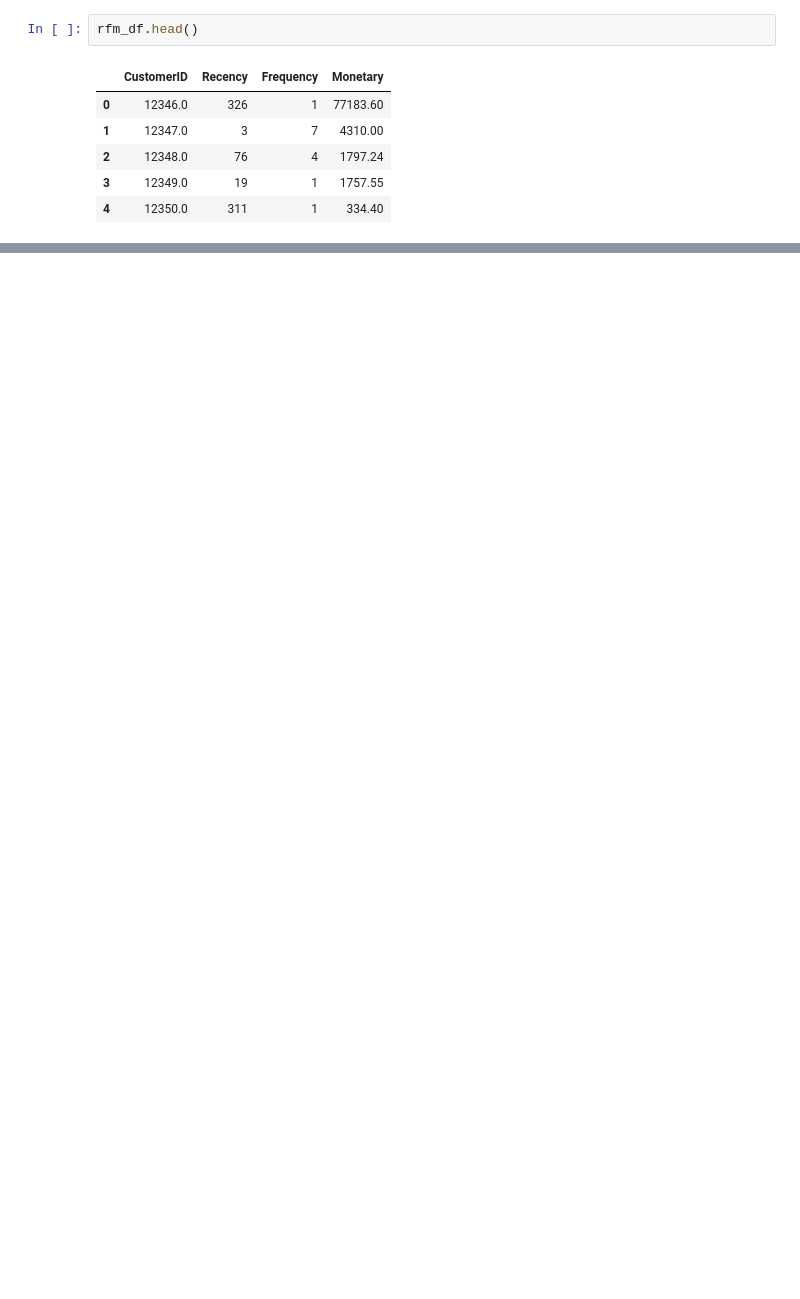
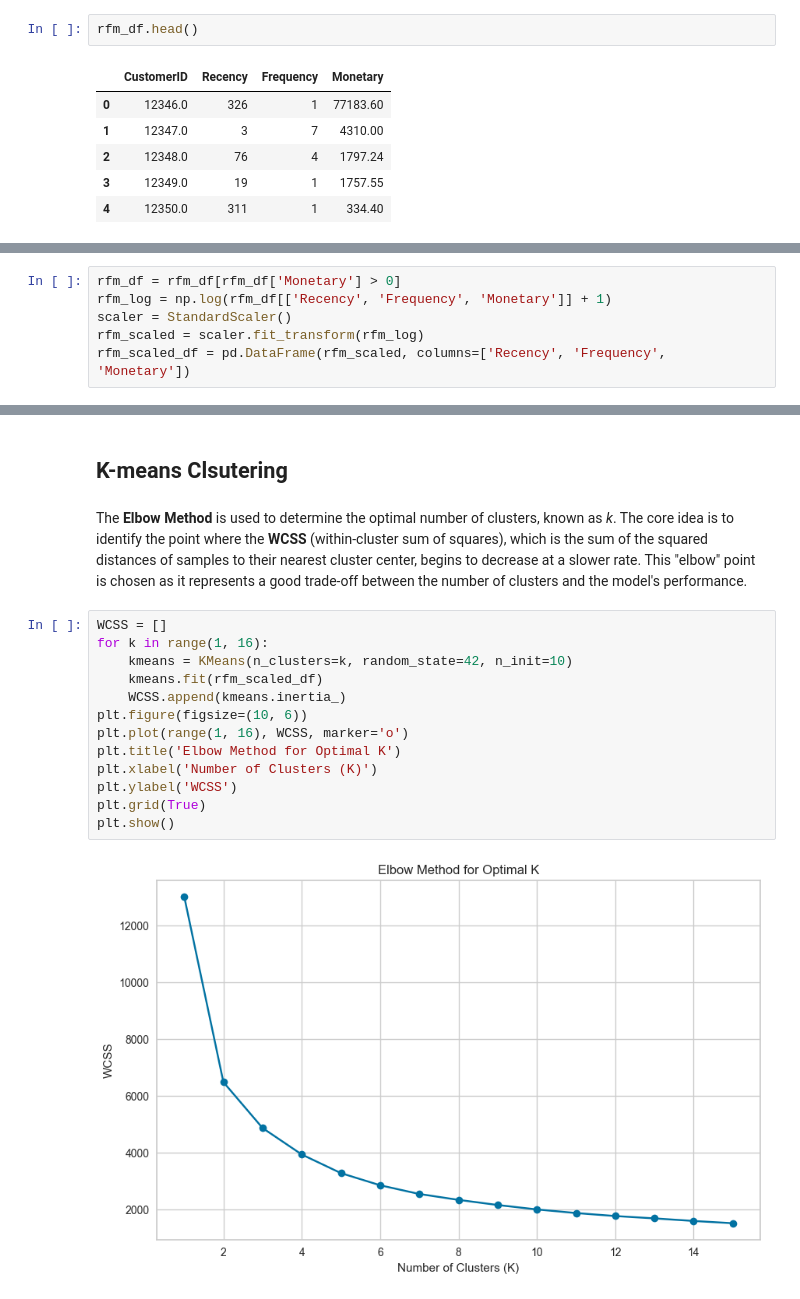
Before and after one commit to Arpmee027/Customer_Segmentation_using_K-means_Clustering, a Jupyter notebook: Customer Segementation for online retail using K-means Algorithm.ipynb, the cells around one changed output, grey strips where cells are left out. Saved outputs shown, nothing was run; the diff lists cells and outputs as text; blank space fills up the shorter version.

```diff
--- a/Customer Segementation for online retail using K-means Algorithm.ipynb
+++ b/Customer Segementation for online retail using K-means Algorithm.ipynb
@@ -151,0 +164,6 @@ rfm_df.head()
+# %%
+rfm_df = rfm_df[rfm_df['Monetary'] > 0]
+rfm_log = np.log(rfm_df[['Recency', 'Frequency', 'Monetary']] + 1)
+scaler = StandardScaler()
+rfm_scaled = scaler.fit_transform(rfm_log)
+rfm_scaled_df = pd.DataFrame(rfm_scaled, columns=['Recency', 'Frequency', 'Monetary'])
@@ -151,0 +183,19 @@ rfm_df.head()
+# %% [markdown]
+## K-means Clsutering
+# %% [markdown]
+The **Elbow Method** is used to determine the optimal number of clusters, known as *k*. The core idea is to identify the point where the **WCSS** (within-cluster sum of squares), which is the sum of the squared distances of samples to their nearest cluster center, begins to decrease at a slower rate. This "elbow" point is chosen as it represents a good trade-off between the number of clusters and the model's performance.
+# %%
+WCSS = []
+for k in range(1, 16):
+    kmeans = KMeans(n_clusters=k, random_state=42, n_init=10)
+    kmeans.fit(rfm_scaled_df)
+    WCSS.append(kmeans.inertia_)
+plt.figure(figsize=(10, 6))
+plt.plot(range(1, 16), WCSS, marker='o')
+plt.title('Elbow Method for Optimal K')
+plt.xlabel('Number of Clusters (K)')
+plt.ylabel('WCSS')
+plt.grid(True)
+plt.show()
+# %% [output]
+[figure, added]
```
Also changed, not shown: parts of 20 cells of this notebook.
